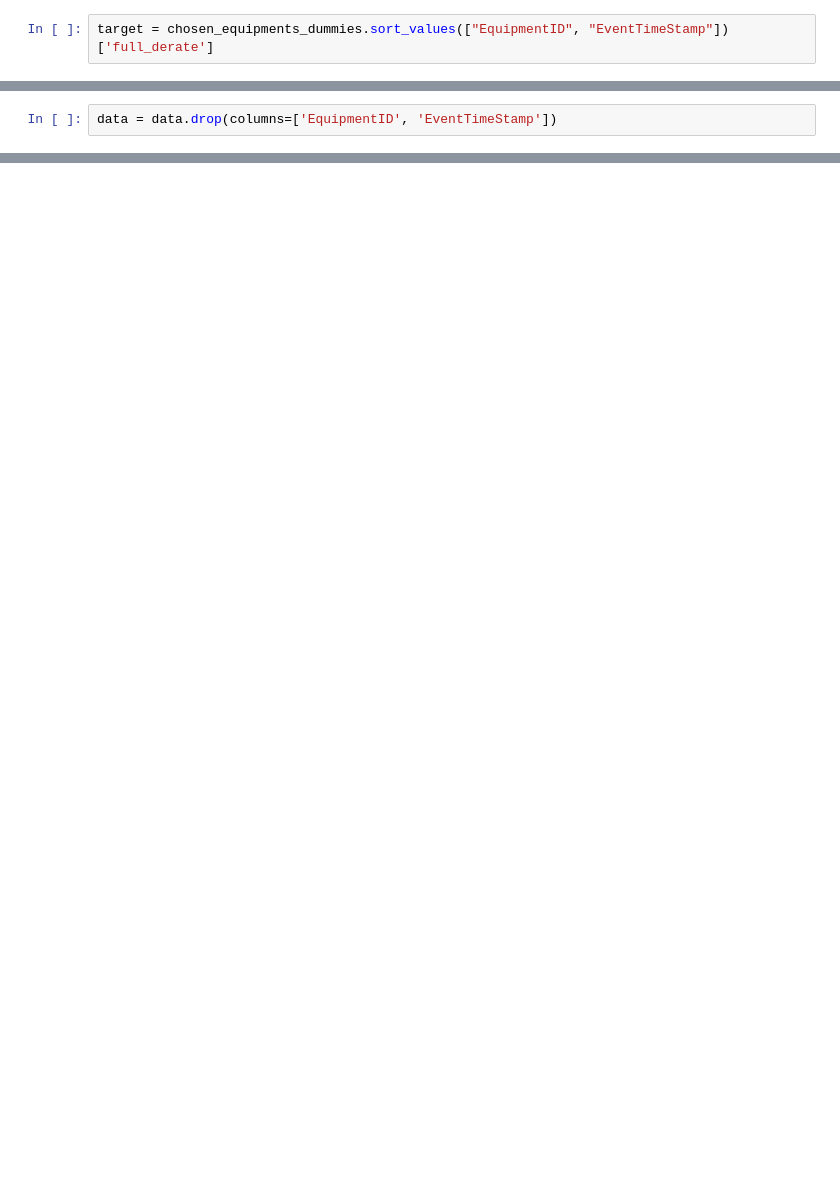
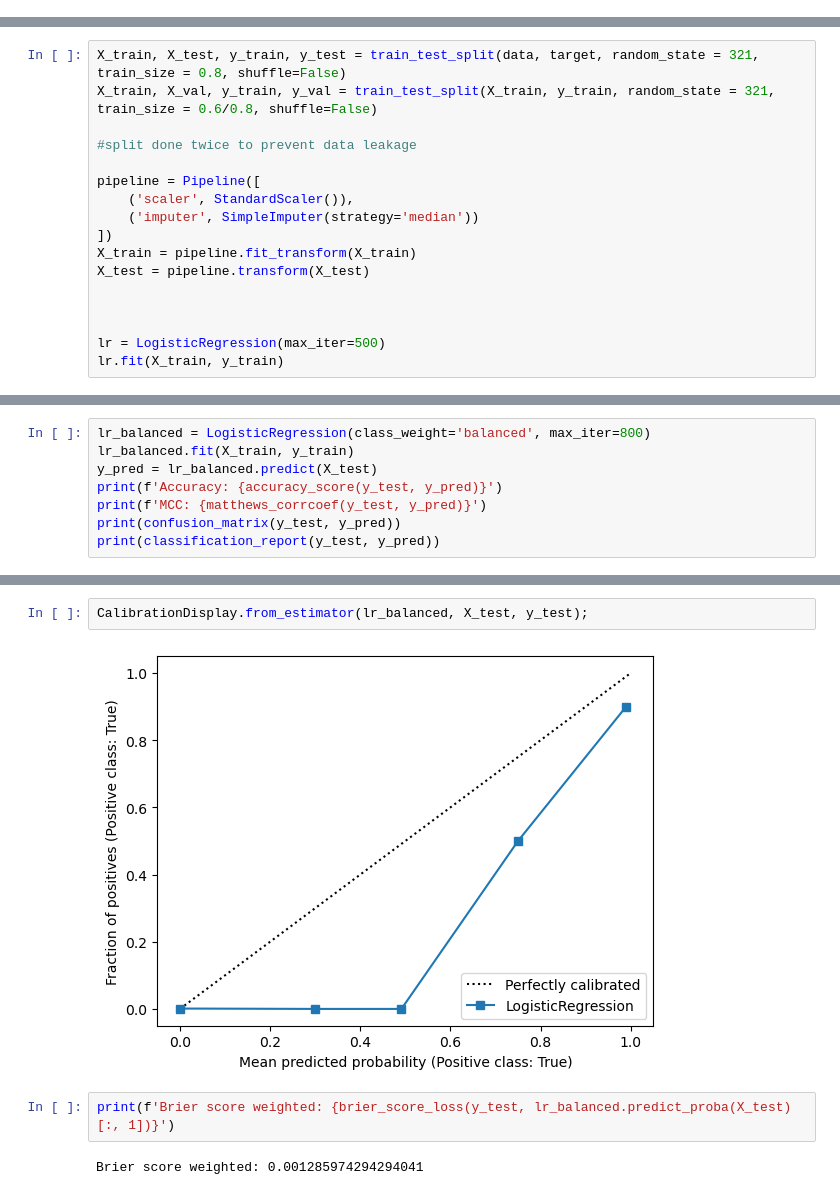
Before and after one commit to siwa-p/big-g-ml-data-science-truckstop, a Jupyter notebook: notebooks/eda_01.ipynb, the cells around one changed output, grey strips where cells are left out. Saved outputs shown, nothing was run; the diff lists cells and outputs as text; blank space fills up the shorter version.

Commit message:
added all features logistic regression

```diff
--- a/notebooks/eda_01.ipynb
+++ b/notebooks/eda_01.ipynb
@@ -26,2 +20,0 @@ data = chosen_equipments_dummies.sort_values(['EventTimeStamp']).groupby(
-# %%
-target = chosen_equipments_dummies.sort_values(["EquipmentID", "EventTimeStamp"])['full_derate']
@@ -32,4 +21,2 @@ target.shape
-# %%
-data = data.drop(columns=['EquipmentID', 'EventTimeStamp'])
 # %%
 X_train, X_test, y_train, y_test = train_test_split(data, target, test_size=0.2, random_state=42)
@@ -68,0 +68,17 @@ Please also refer to the documentation for alternative solver options:
+# %%
+X_train, X_test, y_train, y_test = train_test_split(data, target, random_state = 321, train_size = 0.8, shuffle=False)
+X_train, X_val, y_train, y_val = train_test_split(X_train, y_train, random_state = 321, train_size = 0.6/0.8, shuffle=False)
+
+#split done twice to prevent data leakage
+
+pipeline = Pipeline([
+    ('scaler', StandardScaler()),
+    ('imputer', SimpleImputer(strategy='median'))
+])
+X_train = pipeline.fit_transform(X_train)
+X_test = pipeline.transform(X_test)
+
+
+
+lr = LogisticRegression(max_iter=500)
+lr.fit(X_train, y_train)
@@ -68,0 +131,8 @@ Please also refer to the documentation for alternative solver options:
+# %%
+lr_balanced = LogisticRegression(class_weight='balanced', max_iter=800)
+lr_balanced.fit(X_train, y_train)
+y_pred = lr_balanced.predict(X_test)
+print(f'Accuracy: {accuracy_score(y_test, y_pred)}')
+print(f'MCC: {matthews_corrcoef(y_test, y_pred)}')
+print(confusion_matrix(y_test, y_pred))
+print(classification_report(y_test, y_pred))
@@ -68,0 +170,8 @@ Please also refer to the documentation for alternative solver options:
+# %%
+CalibrationDisplay.from_estimator(lr_balanced, X_test, y_test);
+# %% [output]
+[figure, added]
+# %%
+print(f'Brier score weighted: {brier_score_loss(y_test, lr_balanced.predict_proba(X_test)[:, 1])}')
+# %% [output]
+Brier score weighted: 0.001285974294294041
```
Also changed, not shown: parts of 17 cells of this notebook, 10 other files.
